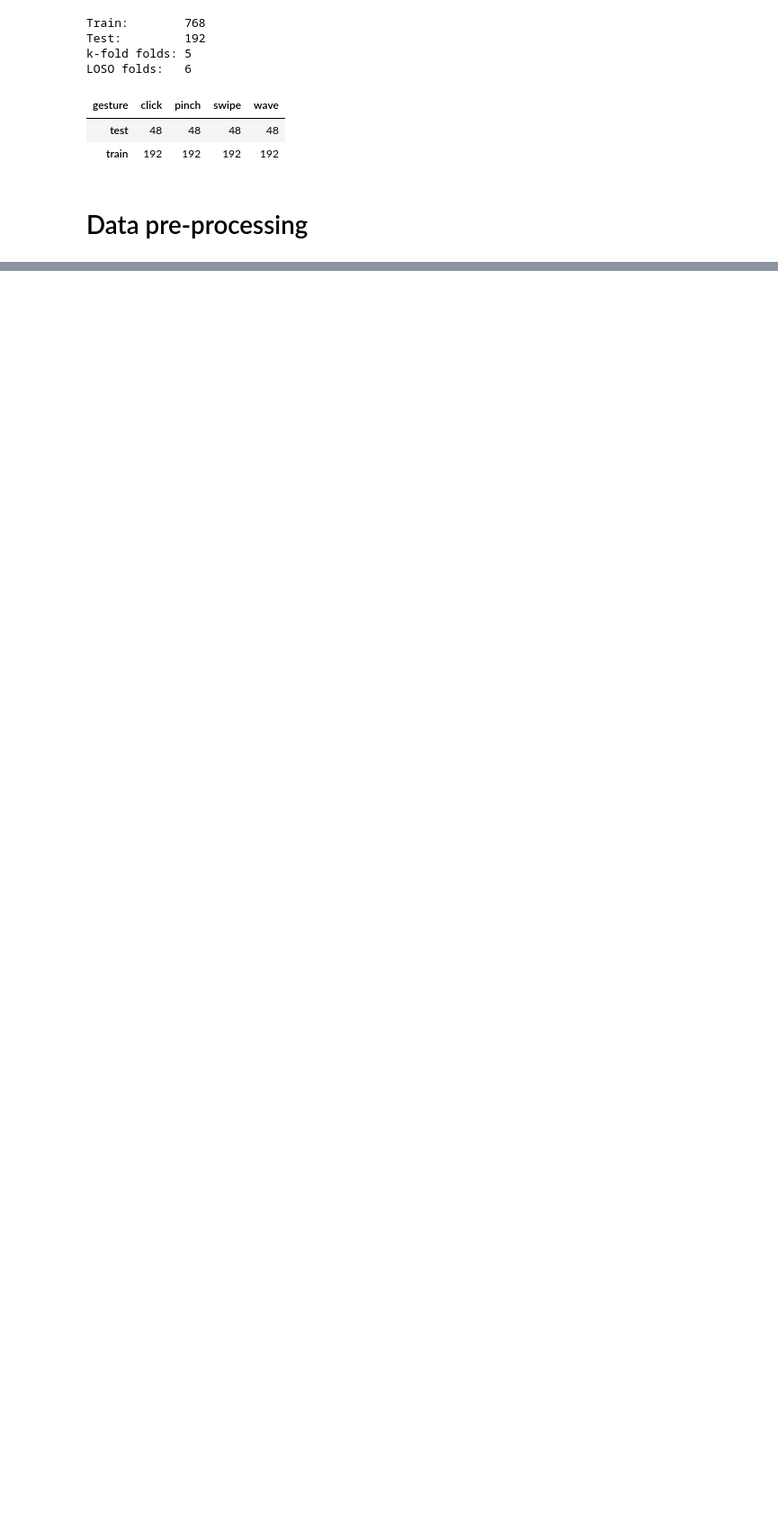
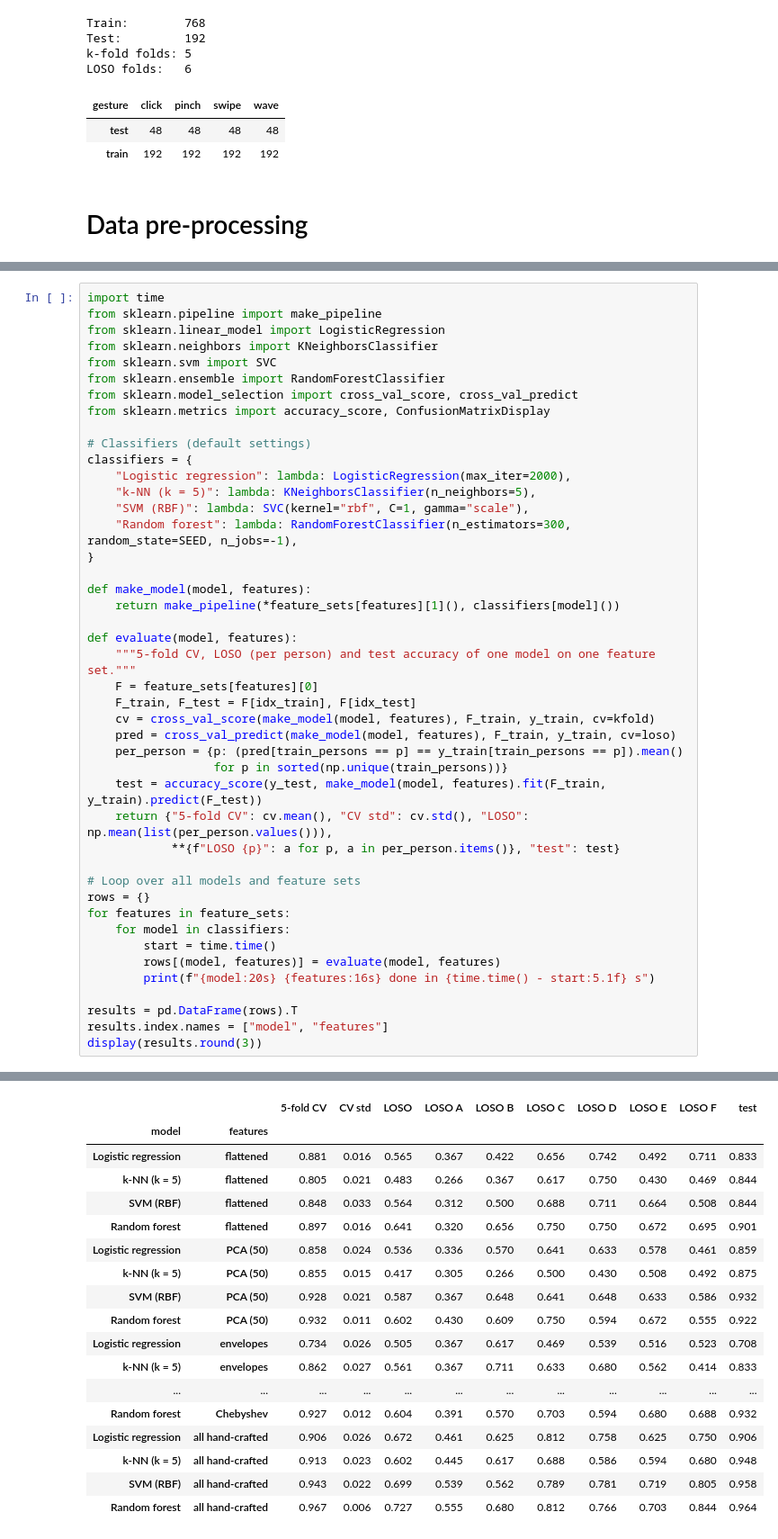
Before and after one commit to jimvanijcken/wicos, a Jupyter notebook: wicos.ipynb, the cells around one changed output, grey strips where cells are left out. Shown at 90% size. Saved outputs shown, nothing was run; the diff lists cells and outputs as text; blank space fills up the shorter version.

```diff
--- a/wicos.ipynb
+++ b/wicos.ipynb
@@ -491,0 +435,45 @@ plt.show()
+# %%
+import time
+from sklearn.pipeline import make_pipeline
+from sklearn.linear_model import LogisticRegression
+from sklearn.neighbors import KNeighborsClassifier
+from sklearn.svm import SVC
+from sklearn.ensemble import RandomForestClassifier
+from sklearn.model_selection import cross_val_score, cross_val_predict
+from sklearn.metrics import accuracy_score, ConfusionMatrixDisplay
+
+# Classifiers (default settings)
+classifiers = {
+    "Logistic regression": lambda: LogisticRegression(max_iter=2000),
+    "k-NN (k = 5)": lambda: KNeighborsClassifier(n_neighbors=5),
+    "SVM (RBF)": lambda: SVC(kernel="rbf", C=1, gamma="scale"),
+    "Random forest": lambda: RandomForestClassifier(n_estimators=300, random_state=SEED, n_jobs=-1),
+}
+
+def make_model(model, features):
+    return make_pipeline(*feature_sets[features][1](), classifiers[model]())
+
+def evaluate(model, features):
+    """5-fold CV, LOSO (per person) and test accuracy of one model on one feature set."""
+    F = feature_sets[features][0]
+    F_train, F_test = F[idx_train], F[idx_test]
+    cv = cross_val_score(make_model(model, features), F_train, y_train, cv=kfold)
+    pred = cross_val_predict(make_model(model, features), F_train, y_train, cv=loso)
+    per_person = {p: (pred[train_persons == p] == y_train[train_persons == p]).mean()
+                  for p in sorted(np.unique(train_persons))}
+    test = accuracy_score(y_test, make_model(model, features).fit(F_train, y_train).predict(F_test))
+    return {"5-fold CV": cv.mean(), "CV std": cv.std(), "LOSO": np.mean(list(per_person.values())),
+            **{f"LOSO {p}": a for p, a in per_person.items()}, "test": test}
+
+# Loop over all models and feature sets
+rows = {}
+for features in feature_sets:
+    for model in classifiers:
+        start = time.time()
+        rows[(model, features)] = evaluate(model, features)
+        print(f"{model:20s} {features:16s} done in {time.time() - start:5.1f} s")
+
+results = pd.DataFrame(rows).T
+results.index.names = ["model", "features"]
+display(results.round(3))
+# %% [output]
@@ -491,0 +497,18 @@ plt.show()
+|  |  | 5-fold CV | CV std | LOSO | LOSO A | LOSO B | LOSO C | LOSO D | LOSO E | LOSO F | test |
+| model | features |  |  |  |  |  |  |  |  |  |  |
+| Logistic regression | flattened | 0.881 | 0.016 | 0.565 | 0.367 | 0.422 | 0.656 | 0.742 | 0.492 | 0.711 | 0.833 |
+| k-NN (k = 5) | flattened | 0.805 | 0.021 | 0.483 | 0.266 | 0.367 | 0.617 | 0.750 | 0.430 | 0.469 | 0.844 |
+| SVM (RBF) | flattened | 0.848 | 0.033 | 0.564 | 0.312 | 0.500 | 0.688 | 0.711 | 0.664 | 0.508 | 0.844 |
+| Random forest | flattened | 0.897 | 0.016 | 0.641 | 0.320 | 0.656 | 0.750 | 0.750 | 0.672 | 0.695 | 0.901 |
+| Logistic regression | PCA (50) | 0.858 | 0.024 | 0.536 | 0.336 | 0.570 | 0.641 | 0.633 | 0.578 | 0.461 | 0.859 |
+| k-NN (k = 5) | PCA (50) | 0.855 | 0.015 | 0.417 | 0.305 | 0.266 | 0.500 | 0.430 | 0.508 | 0.492 | 0.875 |
+| SVM (RBF) | PCA (50) | 0.928 | 0.021 | 0.587 | 0.367 | 0.648 | 0.641 | 0.648 | 0.633 | 0.586 | 0.932 |
+| Random forest | PCA (50) | 0.932 | 0.011 | 0.602 | 0.430 | 0.609 | 0.750 | 0.594 | 0.672 | 0.555 | 0.922 |
+| Logistic regression | envelopes | 0.734 | 0.026 | 0.505 | 0.367 | 0.617 | 0.469 | 0.539 | 0.516 | 0.523 | 0.708 |
+| k-NN (k = 5) | envelopes | 0.862 | 0.027 | 0.561 | 0.367 | 0.711 | 0.633 | 0.680 | 0.562 | 0.414 | 0.833 |
+| ... | ... | ... | ... | ... | ... | ... | ... | ... | ... | ... | ... |
+| Random forest | Chebyshev | 0.927 | 0.012 | 0.604 | 0.391 | 0.570 | 0.703 | 0.594 | 0.680 | 0.688 | 0.932 |
+| Logistic regression | all hand-crafted | 0.906 | 0.026 | 0.672 | 0.461 | 0.625 | 0.812 | 0.758 | 0.625 | 0.750 | 0.906 |
+| k-NN (k = 5) | all hand-crafted | 0.913 | 0.023 | 0.602 | 0.445 | 0.617 | 0.688 | 0.586 | 0.594 | 0.680 | 0.948 |
+| SVM (RBF) | all hand-crafted | 0.943 | 0.022 | 0.699 | 0.539 | 0.562 | 0.789 | 0.781 | 0.719 | 0.805 | 0.958 |
+| Random forest | all hand-crafted | 0.967 | 0.006 | 0.727 | 0.555 | 0.680 | 0.812 | 0.766 | 0.703 | 0.844 | 0.964 |
```
Also changed, not shown: parts of 33 cells of this notebook, 16 other files.
